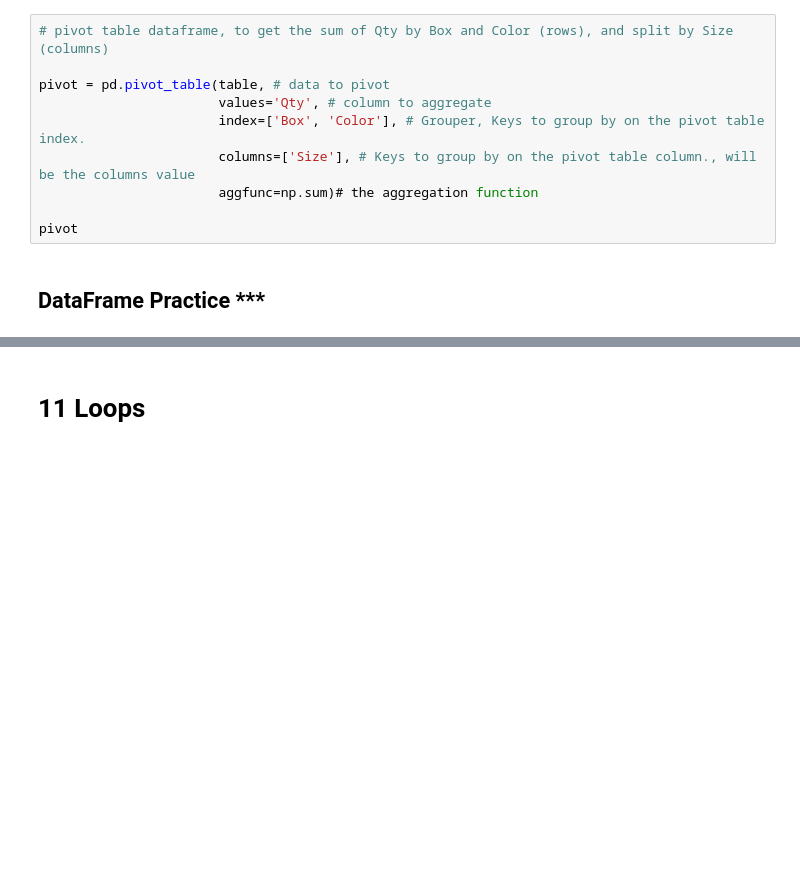
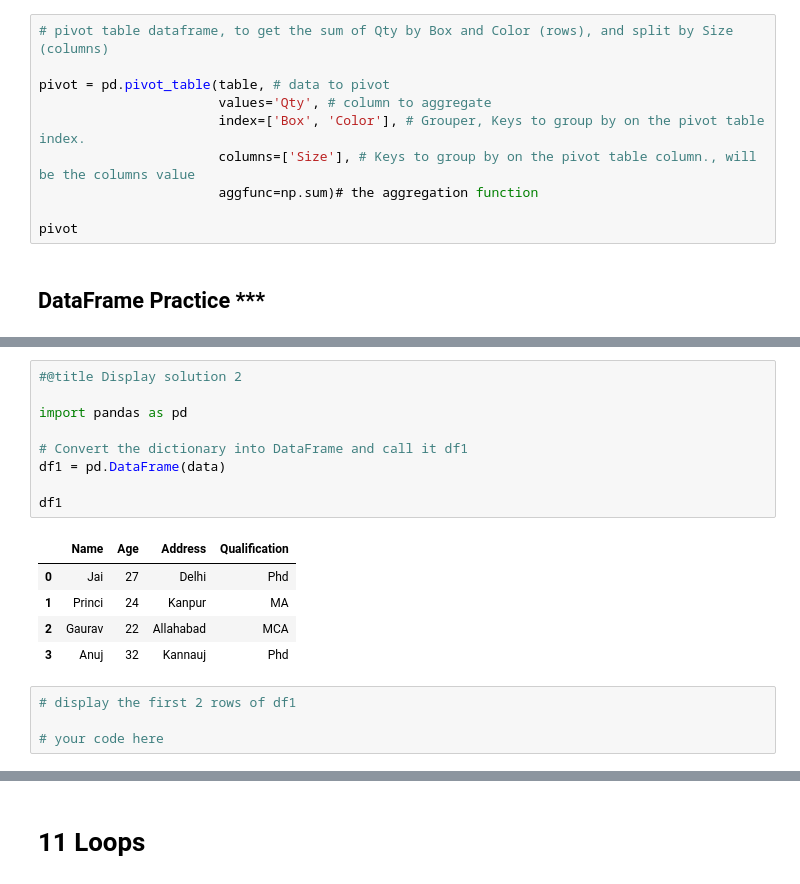
Before and after one commit to datalover2023/Module_1, a Jupyter notebook: Python_Basics_Module_1.ipynb, the cells around one changed output, grey strips where cells are left out. Drawn from its saved outputs; the diff is of its cells as text; blank space fills up the shorter version.

```diff
--- a/Python_Basics_Module_1.ipynb
+++ b/Python_Basics_Module_1.ipynb
@@ -1077,0 +1110,19 @@ pivot
+# %%
+#@title Display solution 2
+
+import pandas as pd
+
+# Convert the dictionary into DataFrame and call it df1
+df1 = pd.DataFrame(data)
+
+df1
+# %% [output]
+|  | Name | Age | Address | Qualification |
+| 0 | Jai | 27 | Delhi | Phd |
+| 1 | Princi | 24 | Kanpur | MA |
+| 2 | Gaurav | 22 | Allahabad | MCA |
+| 3 | Anuj | 32 | Kannauj | Phd |
+# %%
+# display the first 2 rows of df1
+
+# your code here
```
Also changed, not shown: parts of 24 cells of this notebook.
